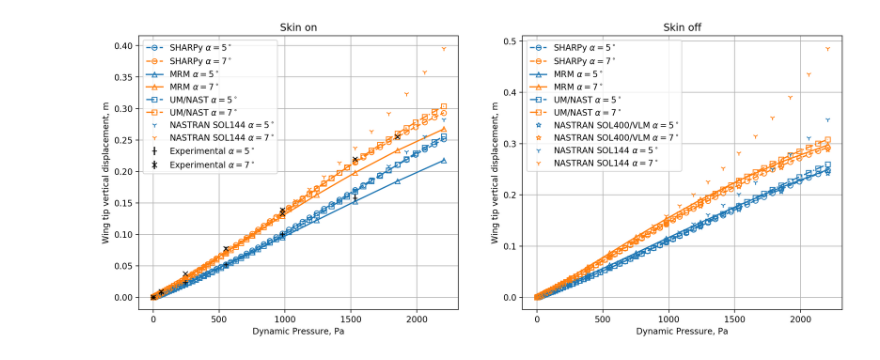
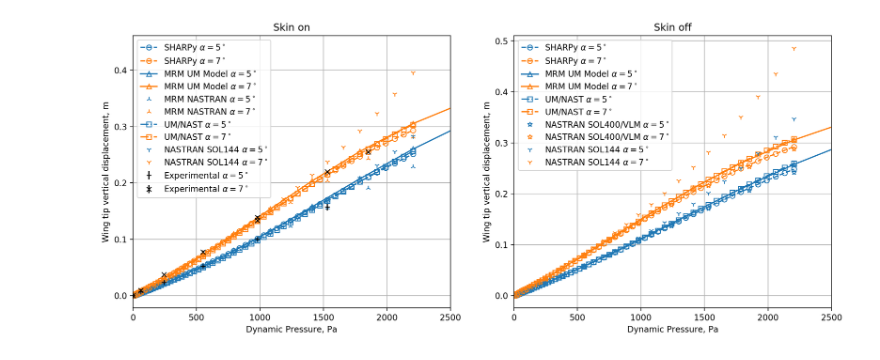
Before and after one commit to ngoiz/pazy-aepw3-results, a Jupyter notebook: 03_StaticAeroelastic/03_StaticAeroelasticResults.ipynb, the cells around one changed output. Saved outputs shown, nothing was run; the diff lists cells and outputs as text; code cells hidden in the pictures.

Commit message:
Update with latest Technion results

```diff
--- a/03_StaticAeroelastic/03_StaticAeroelasticResults.ipynb
+++ b/03_StaticAeroelastic/03_StaticAeroelasticResults.ipynb
@@ -60,22 +72,28 @@ results['sharpy_wo_skin'] = {'filename': 'sharpy_wo_skin',
                                           'marker': 'o',
                                           'mfc': 'none'}}
 
-results['mrm_wo_skin'] = {'filename': 'technion_mrm_wo_skin',
+results['mrm_wo_skin'] = {'filename': 'mrm_umbeam_wo_skin',
                             'skin': False,
-                          'label': 'MRM',
+                          'label': 'MRM UM Model',
                            'line_format': {'ls': '-',
                                            'marker': '^',
                                           'mfc': 'none'}}
 
 
 
-results['mrm_w_skin'] = {'filename': 'technion_mrm_w_skin',
+results['mrm_w_skin'] = {'filename': 'mrm_umbeam_w_skin',
                             'skin': True,
-                          'label': 'MRM',
+                          'label': 'MRM UM Model',
                            'line_format': {'ls': '-',
                                            'marker': '^',
                                           'mfc': 'none'}}
 
+results['mrm_nastran'] = {'filename': 'mrm_nastran',
+                            'skin': True,
+                          'label': 'MRM NASTRAN',
+                           'line_format': {'ls': 'none',
+                                           'marker': '2',
+                                           }}
 
 
 results['technion_experimental'] = {'filename': 'technion_experimental',
@@ -134,31 +152,33 @@ for key, case in results.items():
         a = ax[0]
     else:
         a = ax[1]
 
     for i_alpha in range(len(alpha)):
         if key == 'technion_experimental':
             a.errorbar(0.5 * rho * case['data'][i_alpha][:, 0] ** 2, case['data'][i_alpha][:, 1], yerr=case['data'][i_alpha][:, 2], fmt=marker_list[i_alpha], color='k',
                       label=case['label'] + r' $\alpha={}^\circ$'.format(alpha[i_alpha]),)
         elif 'umnast' in key:
             a.plot(0.5 * rho * case['data'][i_alpha][:, 0] ** 2, case['data'][i_alpha][:, 1],
                    color=color_list[i_alpha],
                    label=case['label'] + r' $\alpha={}^\circ$'.format(alpha[i_alpha]),
                    **case.get('line_format', {}))
         else:
             a.plot(0.5 * rho * case['data'][i_alpha][:, 0] ** 2, case['data'][i_alpha][:, 1],
                    color=color_list[i_alpha],
                    label=case['label'] + r' $\alpha={}^\circ$'.format(alpha[i_alpha]),
                    **case.get('line_format', {}))
 
 for a in ax:
     a.legend()
 #     a.set_xlim(0, 3.5)
 #     a.set_ylim(-0.35, 0.05)
     a.set_xlabel('Dynamic Pressure, Pa')
     a.set_ylabel('Wing tip vertical displacement, m')
     a.grid()
 
+ax[0].set_xlim(0, 2500)
+ax[1].set_xlim(0, 2500)
 ax[0].set_title('Skin on')
 ax[1].set_title('Skin off');
 # %% [output]
-[figure, old version]
+[figure, new version]
```
Also changed, not shown: parts of 1 cell of this notebook, 12 other files.
